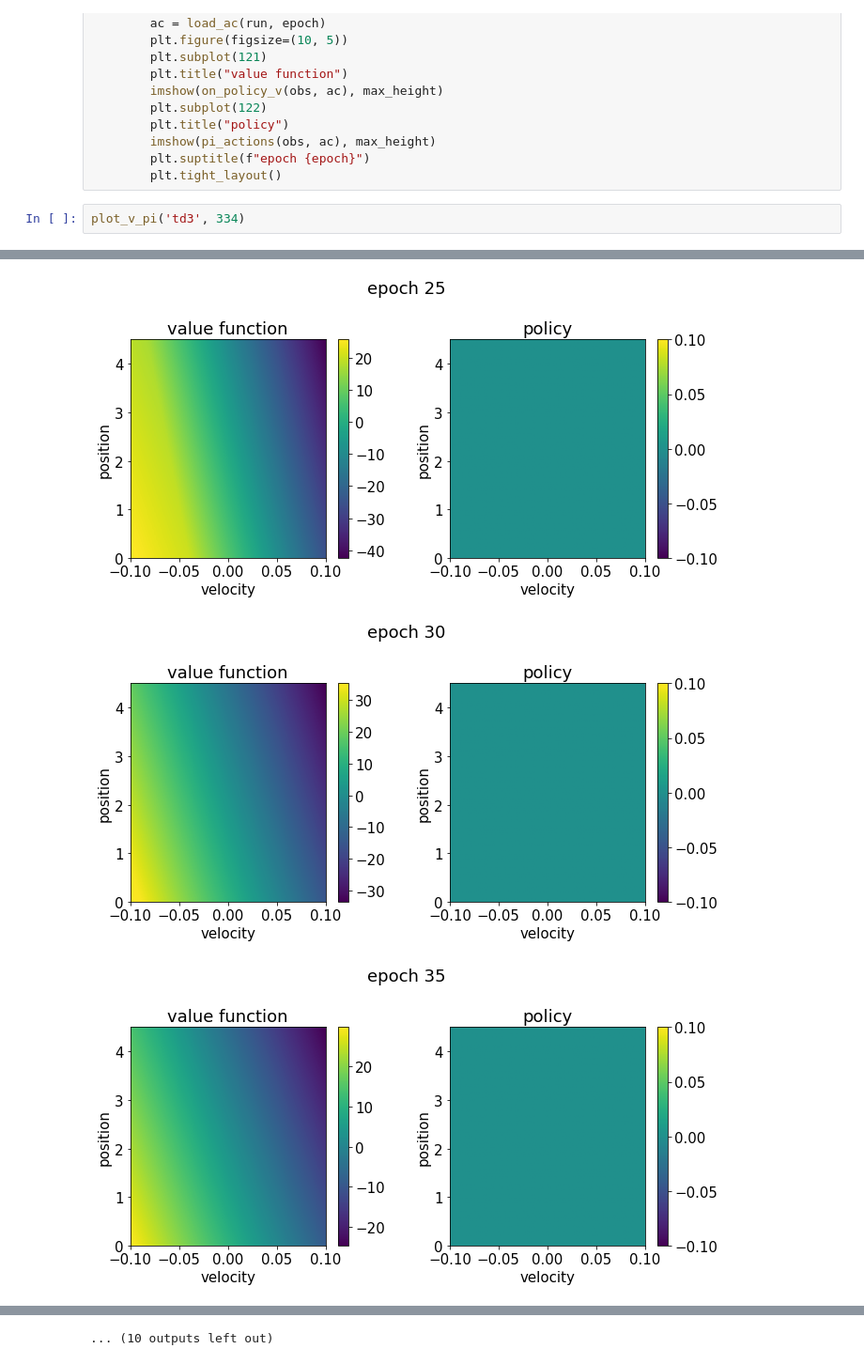
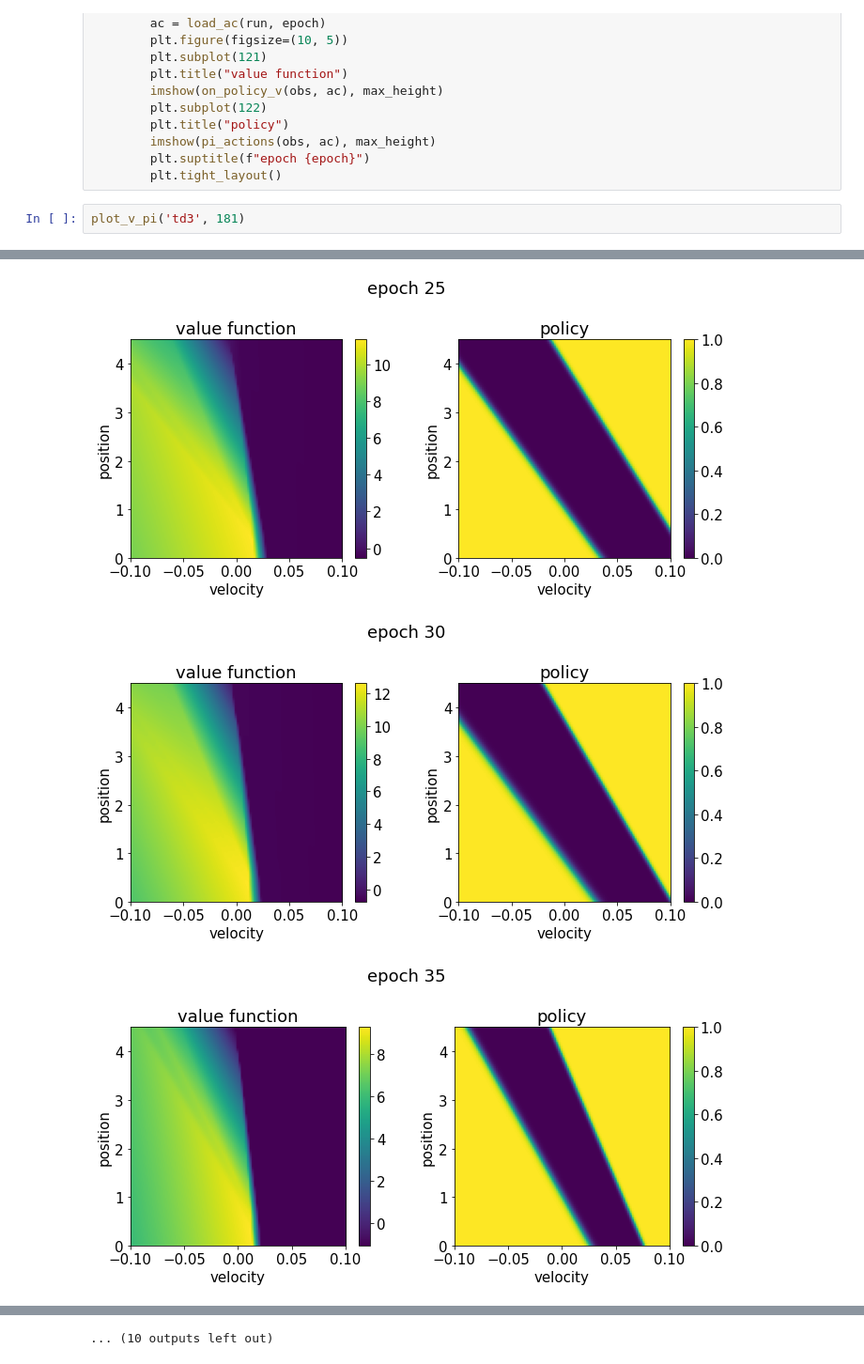
Before and after one commit to MIMUW-RL/space-gym, a Jupyter notebook: notebooks/ac_visualization.ipynb, the cells around one changed output, grey strips where cells are left out. Shown at 94% size. Saved outputs shown, nothing was run; the diff lists cells and outputs as text.

```diff
--- a/notebooks/ac_visualization.ipynb
+++ b/notebooks/ac_visualization.ipynb
@@ -66,5 +66,5 @@ def plot_v_pi(alg: str, run_nr: int):
         plt.suptitle(f"epoch {epoch}")
         plt.tight_layout()
 # %%
-plot_v_pi('td3', 334)
+plot_v_pi('td3', 181)
 # %% [output]
@@ -77,3 +93,3 @@ Error occurred during asynchronous operation processing: Timestamp must be non-d
-[figure, old version]
+[figure, new version]
-[figure, old version]
+[figure, new version]
-[figure, old version]
+[figure, new version]
```
Also changed, not shown: parts of 1 cell of this notebook, 1 other file.
